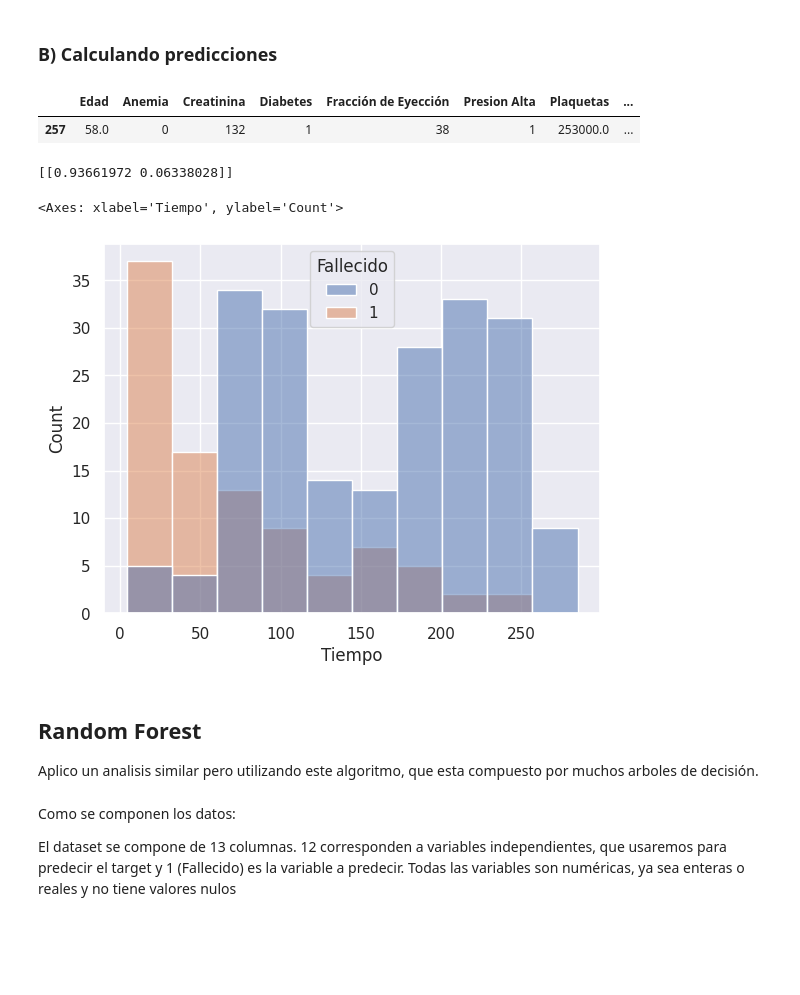
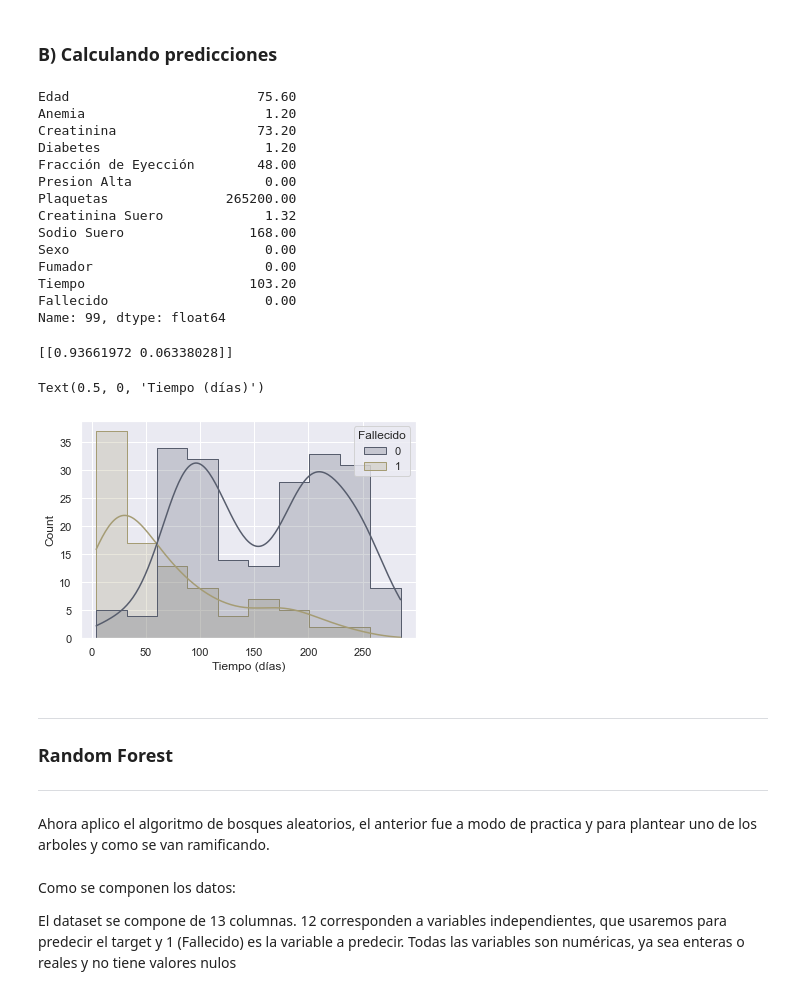
Before and after one commit to NestorDiazDataSC/Analisis_de_Datos, a Jupyter notebook: Estudio_Ataques_al_Corazon/Informe_Ataques_al_Corazon.ipynb, the cells around one changed output. Drawn from its saved outputs; the diff is of its cells as text; code cells hidden in the pictures; blank space fills up the shorter version.

```diff
--- a/Estudio_Ataques_al_Corazon/Informe_Ataques_al_Corazon.ipynb
+++ b/Estudio_Ataques_al_Corazon/Informe_Ataques_al_Corazon.ipynb
@@ -336,9 +340,24 @@ Otro dato importante es que cuanto más cercano a 0 sea el valor del coeficiente
 # %% [markdown]
 ### B) Calculando predicciones
 # %%
-a = data.sample() # Tomamos un valor aleatorio para predecir y ver como se comporta un arbol de decisión.
+a = data.iloc[99]*1.2
 a
+
+# Tomo un valor del dataframe, en este caso de la fila 99 y para que no sea similar la multiplico por 1.2 para obtener nuevos
+# valores como si fueran estos lo que quiero predecir con el arbol de decisión.
 # %% [output]
-|  | Edad | Anemia | Creatinina | Diabetes | Fracción de Eyección | Presion Alta | Plaquetas | ... |
-| 257 | 58.0 | 0 | 132 | 1 | 38 | 1 | 253000.0 | ... |
+Edad                        75.60
+Anemia                       1.20
+Creatinina                  73.20
+Diabetes                     1.20
+Fracción de Eyección        48.00
+Presion Alta                 0.00
+Plaquetas               265200.00
+Creatinina Suero             1.32
+Sodio Suero                168.00
+Sexo                         0.00
+Fumador                      0.00
+Tiempo                     103.20
+Fallecido                    0.00
+Name: 99, dtype: float64
 # %%
@@ -354,12 +373,17 @@ print (prediction)
 # %%
-sns.histplot(x=df.Tiempo, hue=data.Fallecido)
+sns.histplot(x=df.Tiempo, hue=data.Fallecido, kde=True, palette="cividis", element="step")
+
+plt.xlabel("Tiempo (días)")
 # %% [output]
-<Axes: xlabel='Tiempo', ylabel='Count'>
+Text(0.5, 0, 'Tiempo (días)')
-[figure, old version]
+[figure, new version]
 # %% [markdown]
-## Random Forest
-
-Aplico un analisis similar pero utilizando este algoritmo, que esta compuesto por muchos arboles de decisión.
+---
+### Random Forest
+---
+# %% [markdown]
+Ahora aplico el algoritmo de bosques aleatorios, el anterior fue a modo de practica y para plantear uno de los arboles y como
+se van ramificando.
 # %%
 # Cargamos los datos y los dividimos en conjuntos para entrenar y testear.
 y = df["Fallecido"]
```
Also changed, not shown: parts of 31 cells of this notebook.
